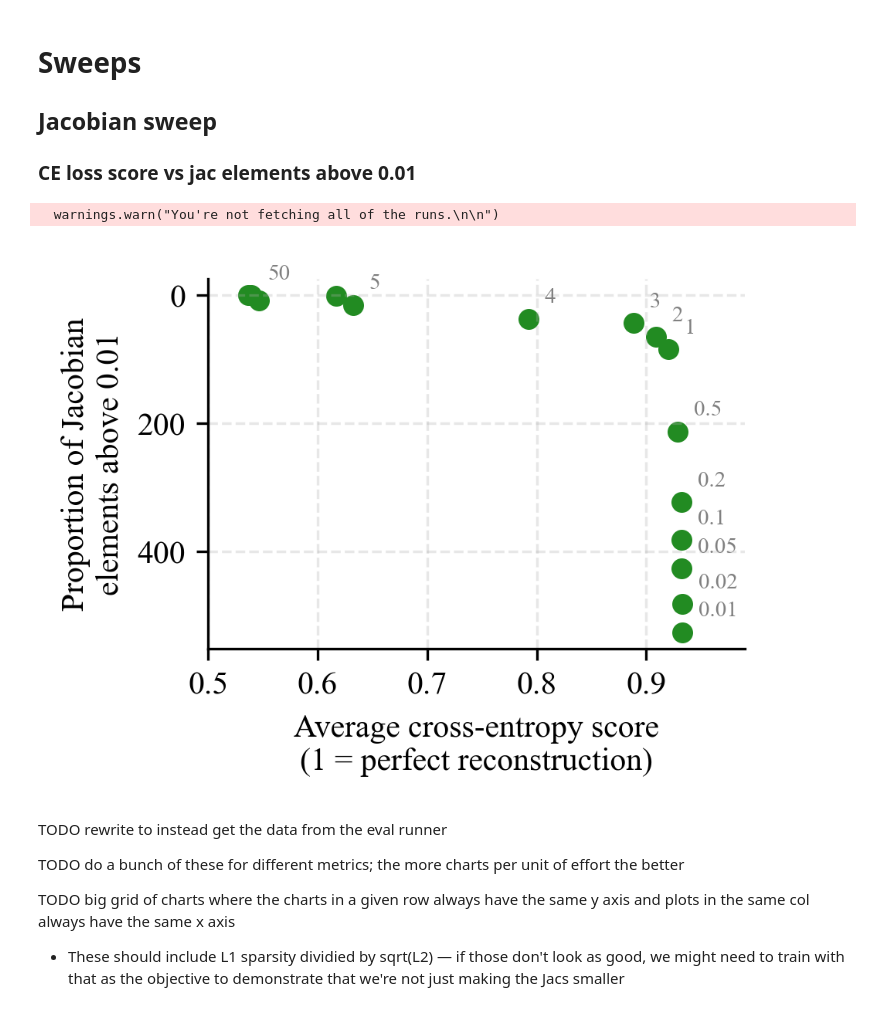
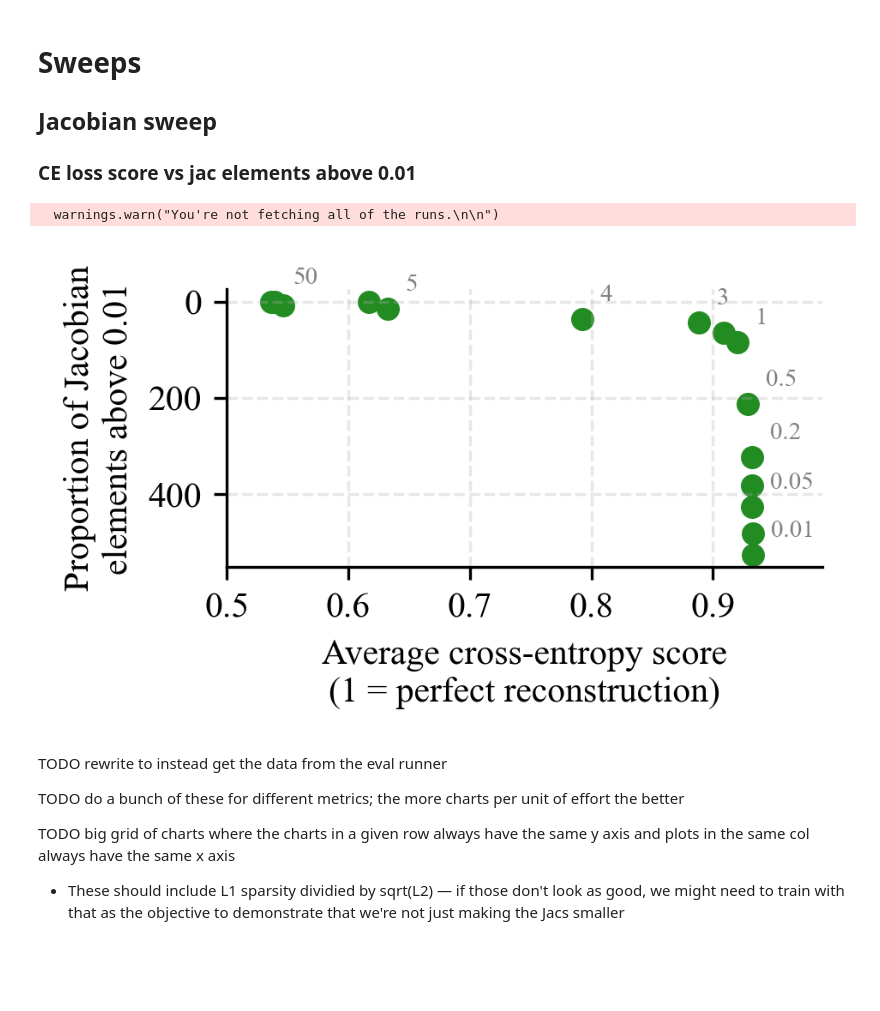
Before and after one commit to jugard99/jacobian-saes, a Jupyter notebook: notebooks/final_charts.ipynb, the cells around one changed output. Saved outputs shown, nothing was run; the diff lists cells and outputs as text; code cells hidden in the pictures; blank space fills up the shorter version.

```diff
--- a/notebooks/final_charts.ipynb
+++ b/notebooks/final_charts.ipynb
@@ -431,7 +431,7 @@ df = pd.DataFrame(data)
 df["avd_ce_loss_score"] = (df["ce_loss_score"] + df["ce_loss_score2"]) / 2
 # df["jac_coeff_with_label"] = df["jacobian_coefficient"].apply(lambda x: f"λ={x}")
 
-plt.figure(figsize=(3.25, 2.5), dpi=300)
+plt.figure(figsize=(3.25, 2), dpi=300)
 
 # Create scatter plot
 plt.scatter(
@@ -442,7 +442,7 @@ plt.scatter(
 )
 
 # Add text annotations for specific values
-annotate_values = [0.01, 0.02, 0.05, 0.1, 0.2, 0.5, 1, 2, 3, 4, 5, 50]
+annotate_values = [0.01, 0.05, 0.2, 0.5, 1, 3, 4, 5, 50]
 for _, row in df.iterrows():
     if row["jacobian_coefficient"] in annotate_values:
         jac_coef = row["jacobian_coefficient"]
@@ -451,34 +451,34 @@ for _, row in df.iterrows():
 
         plt.annotate(
             f'{jac_coef}',
             (row["avd_ce_loss_score"], row["jac_abs_above_0.01"]),
             xytext=(5, 5),  # Offset
             textcoords='offset points',
             fontsize=7,
             color='gray'
         )
 
 # Customize axes
 plt.xlim(0.5, 0.99)
 plt.gca().invert_yaxis()  # Reverse y-axis
 
 # Labels
 plt.xlabel('Average cross-entropy score\n(1 = perfect reconstruction)', multialignment='center')
 plt.ylabel('Proportion of Jacobian\nelements above 0.01', multialignment='center')
 
 # Style adjustments
 plt.grid(True, linestyle='--', alpha=0.3)
 ax = plt.gca()
 ax.spines['top'].set_visible(False)
 ax.spines['right'].set_visible(False)
 
 # Tight layout and save
 plt.tight_layout()
 plt.savefig('./charts/tradeoff_reconst_jac.pdf', bbox_inches='tight', pad_inches=0.02, dpi=300)
 plt.show()
 # %% [output]
   warnings.warn("You're not fetching all of the runs.\n\n")
-[figure, old version]
+[figure, new version]
 # %% [markdown]
 TODO rewrite to instead get the data from the eval runner
 
```
Also changed, not shown: parts of 3 cells of this notebook, 11 other files.
